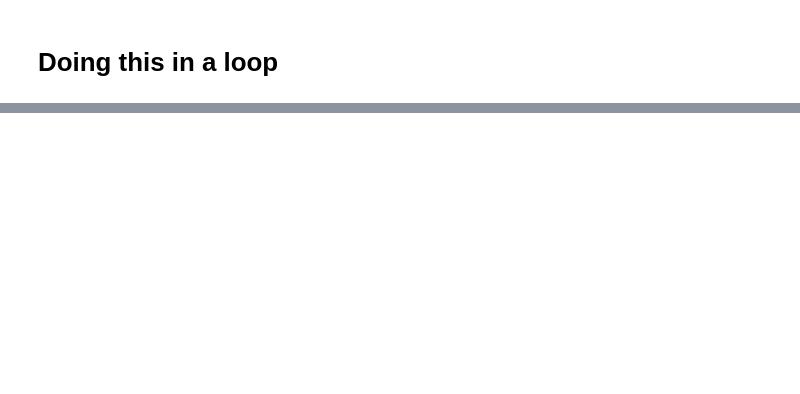
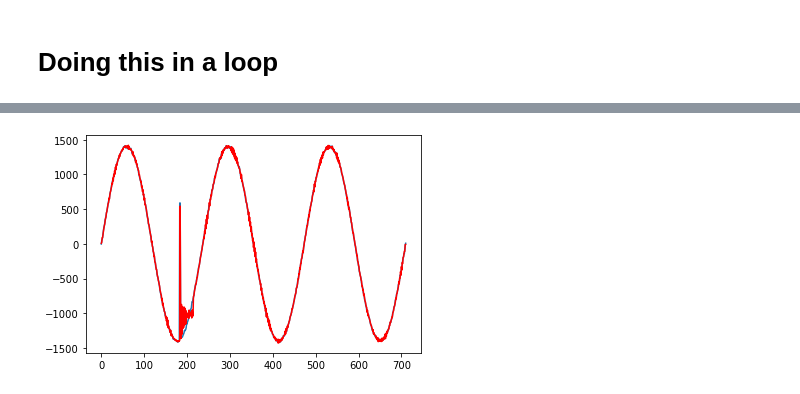
Before and after one commit to mehrotrasan16/time-series-anomaly-detection-methods, a Jupyter notebook: code/AutoRegression Models for Time Series prediction Ref 68.ipynb, the cells around one changed output, grey strips where cells are left out. Drawn from its saved outputs; the diff is of its cells as text; code cells hidden in the pictures; blank space fills up the shorter version.

```diff
--- a/code/AutoRegression Models for Time Series prediction Ref 68.ipynb
+++ b/code/AutoRegression Models for Time Series prediction Ref 68.ipynb
@@ -1346,0 +1889,31 @@ print(sum(f1_plot)/len(f1_plot))
+# %%
+df = pd.read_csv(all_csv[0])
+df['timestamp'] = pd.to_datetime(df['timestamp'],unit='s')#format='%f' if formatting required upto nanoseconds
+df_indexed = df.set_index('timestamp')
+# %%
+X = df_indexed.value
+print("\n\nX\n",X)
+size = int(len(X) * 0.5)
+train, test = X[0:size], X[size:len(X)]
+print("\ntrain\n",train,"\ntest\n",test)
+history = [x for x in train]
+predictions = list()
+for t in range(len(test)):
+    # train autoregression
+    model = AutoReg(history, lags=30)
+    model_fit = model.fit()
+    # make predictions
+    output = model_fit.predict(start=len(history), end=len(history)+1, dynamic=False)
+    yhat = output[0]
+    predictions.append(yhat)
+    obs = test.iloc[t]
+    history.append(obs)
+    print('predicted=%f, expected=%f' % (yhat, obs))
+error = mean_squared_error(test, predictions)
+print('Test MSE: %.3f' % error)
+# plot
+fig1 = plt.figure()
+plt.plot(test.tolist())
+plt.plot(predictions, color='red')
+plt.show()
+# %% [output]
@@ -1346,0 +1937 @@ print(sum(f1_plot)/len(f1_plot))
+[figure, added]
```
Also changed, not shown: parts of 97 cells of this notebook, 5 other files.
